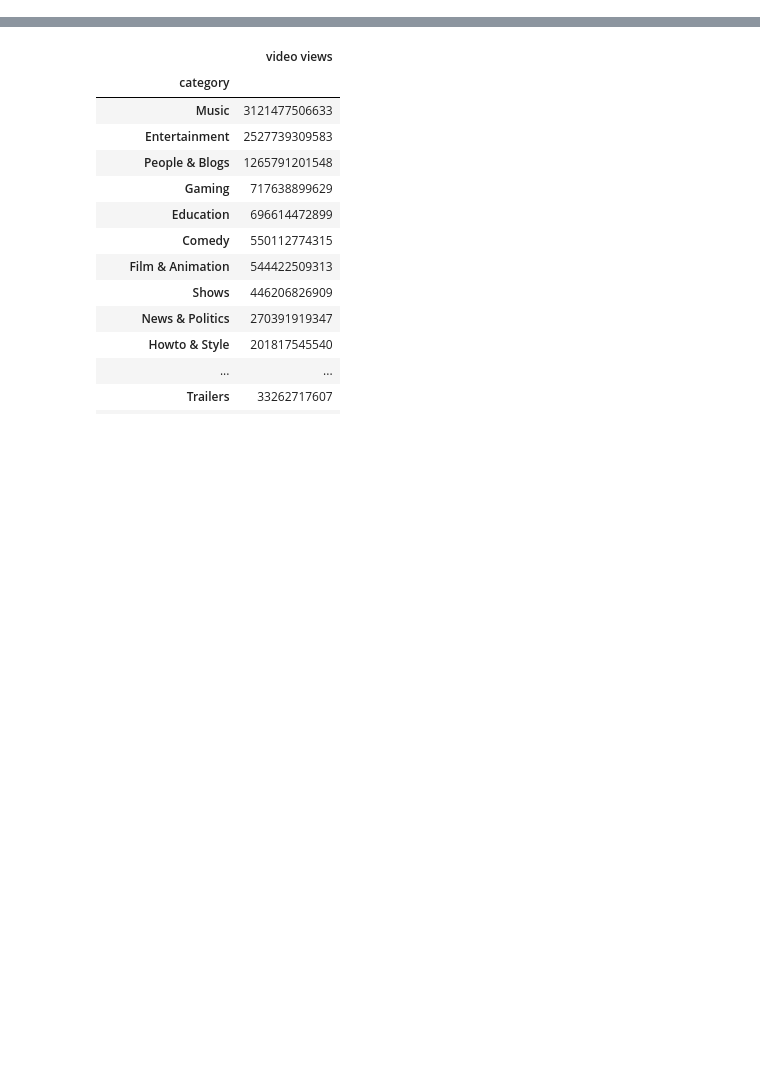
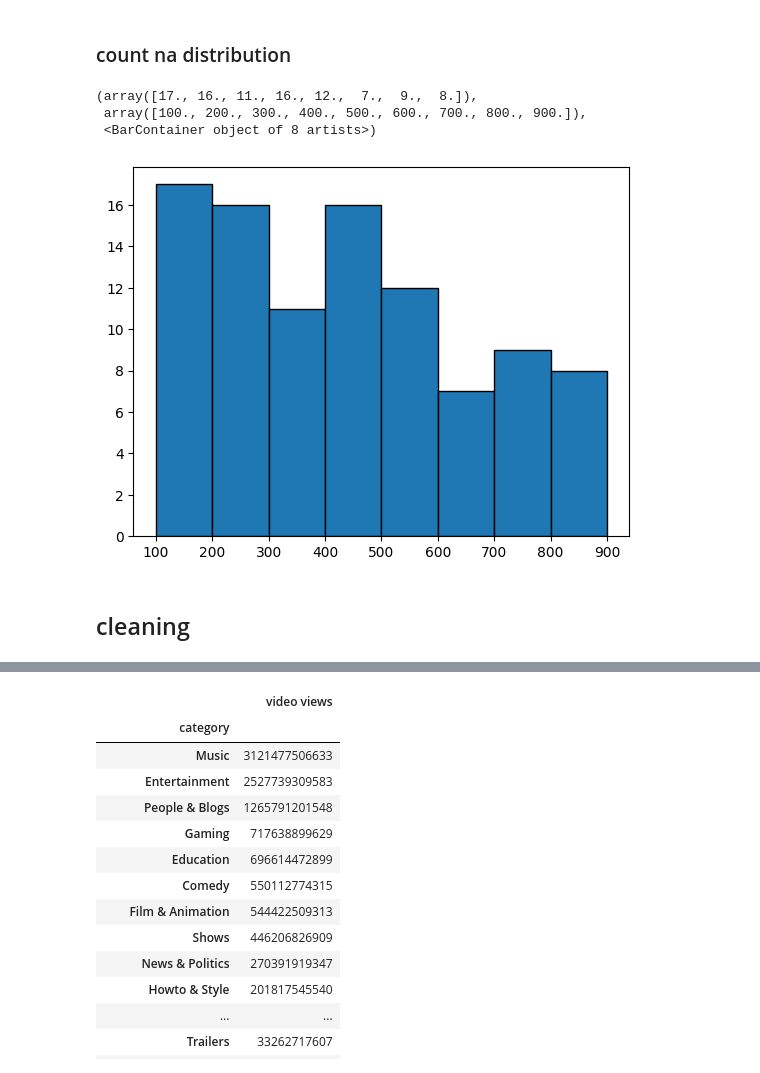
Before and after one commit to okty1227/bie_portfolio, a Jupyter notebook: assignment1/eda.ipynb, the cells around one changed output, grey strips where cells are left out. Drawn from its saved outputs; the diff is of its cells as text; code cells hidden in the pictures; blank space fills up the shorter version.

Commit message:
Perform DA, filter and clean dataset. Merged 2023 gdp per capital .

```diff
--- a/assignment1/eda.ipynb
+++ b/assignment1/eda.ipynb
@@ -44 +107,14 @@ df.describe()
+# %% [markdown]
+### count na distribution
+# %%
+bin_edges = [100,200,300,400,500,600,700,800,900]
+x = non_official.loc[df['Country'].isna(),'rank']
+plt.hist(x, bins=bin_edges, edgecolor='black')
+# %% [output]
+(array([17., 16., 11., 16., 12.,  7.,  9.,  8.]),
+ array([100., 200., 300., 400., 500., 600., 700., 800., 900.]),
+ <BarContainer object of 8 artists>)
+[figure, added]
+# %% [markdown]
+## cleaning
 # %%
```
Also changed, not shown: parts of 21 cells of this notebook, 5 other files.
